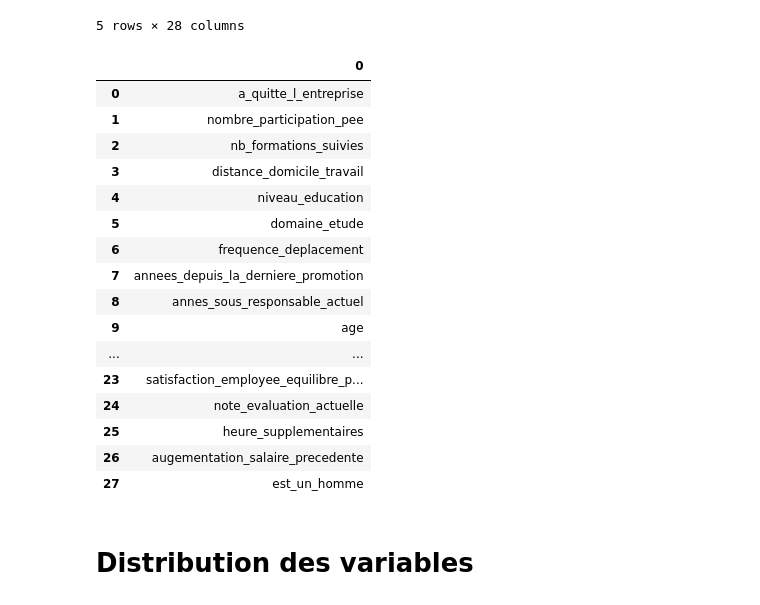
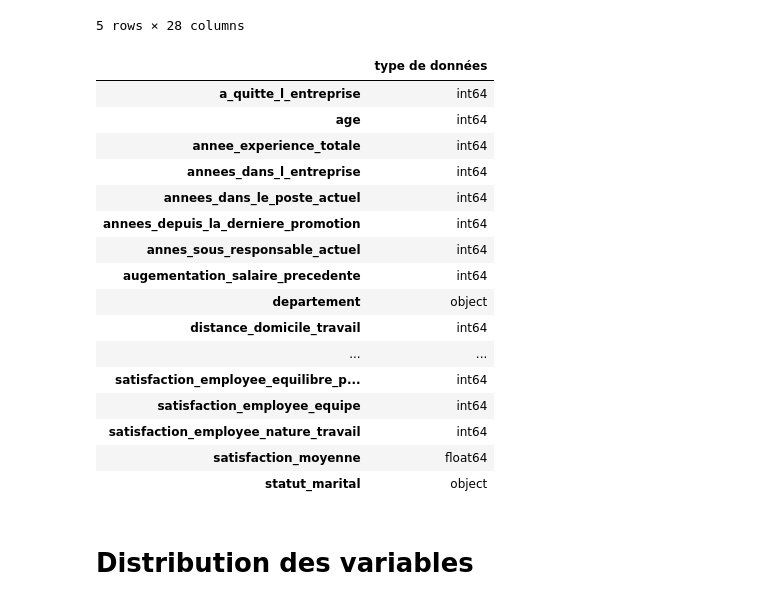
Before and after one commit to Ace4teaM/OCR-NovaTech, a Jupyter notebook: 2.exploration.ipynb, the cells around one changed output. Cells and saved outputs as stored; diff of their text form; code cells hidden in the pictures.

```diff
--- a/2.exploration.ipynb
+++ b/2.exploration.ipynb
@@ -17,25 +17,25 @@ df.head()
 | 4 | 0 | 1 | 3 | 2 | ... |
 5 rows × 28 columns
 # %%
-pd.DataFrame(df.columns)
+pd.DataFrame(df.dtypes, columns=["type de données"]).sort_index()
 # %% [output]
-|  | 0 |
-| 0 | a_quitte_l_entreprise |
-| 1 | nombre_participation_pee |
-| 2 | nb_formations_suivies |
-| 3 | distance_domicile_travail |
-| 4 | niveau_education |
-| 5 | domaine_etude |
-| 6 | frequence_deplacement |
-| 7 | annees_depuis_la_derniere_promotion |
-| 8 | annes_sous_responsable_actuel |
-| 9 | age |
+|  | type de données |
+| a_quitte_l_entreprise | int64 |
+| age | int64 |
+| annee_experience_totale | int64 |
+| annees_dans_l_entreprise | int64 |
+| annees_dans_le_poste_actuel | int64 |
+| annees_depuis_la_derniere_promotion | int64 |
+| annes_sous_responsable_actuel | int64 |
+| augementation_salaire_precedente | int64 |
+| departement | object |
+| distance_domicile_travail | int64 |
 | ... | ... |
-| 23 | satisfaction_employee_equilibre_p... |
-| 24 | note_evaluation_actuelle |
-| 25 | heure_supplementaires |
-| 26 | augementation_salaire_precedente |
-| 27 | est_un_homme |
+| satisfaction_employee_equilibre_p... | int64 |
+| satisfaction_employee_equipe | int64 |
+| satisfaction_employee_nature_travail | int64 |
+| satisfaction_moyenne | float64 |
+| statut_marital | object |
 # %% [markdown]
 # Distribution des variables
 # %%
```
Also changed, not shown: parts of 10 cells of this notebook.
